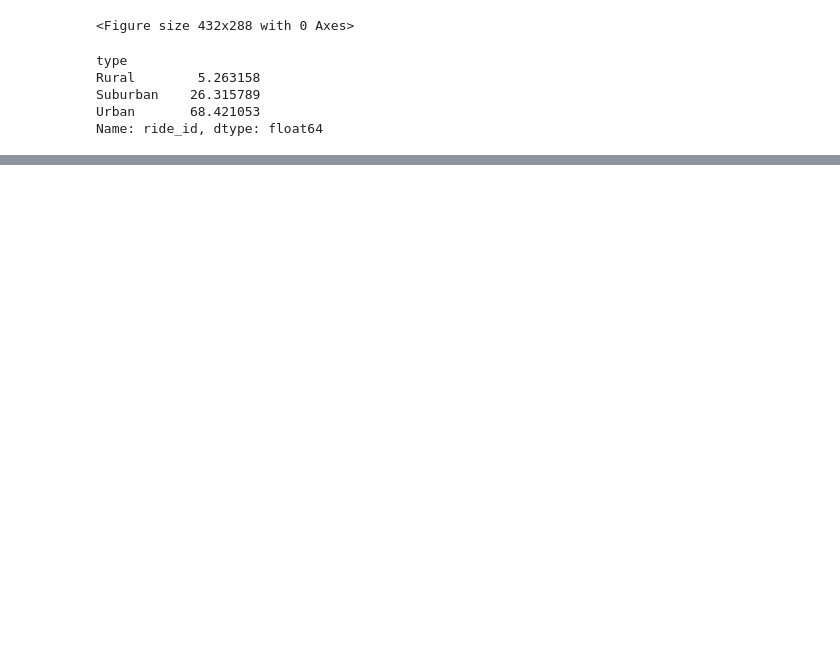
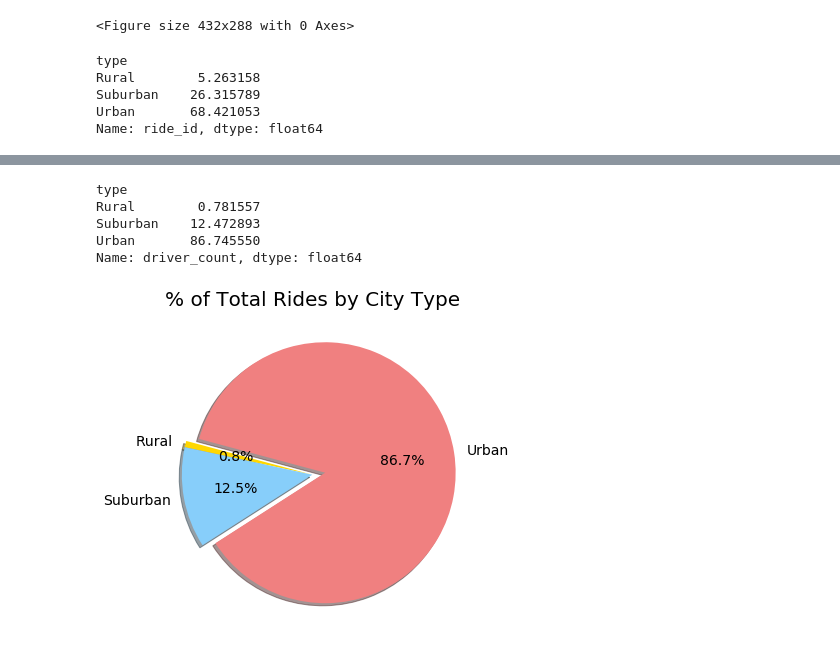
Before and after one commit to Nikhita09/PyBer_Analysis, a Jupyter notebook: Pyber.ipynb, the cells around one changed output, grey strips where cells are left out. Drawn from its saved outputs; the diff is of its cells as text; code cells hidden in the pictures; blank space fills up the shorter version.

Commit message:
Pie chart for drivers per type

```diff
--- a/Pyber.ipynb
+++ b/Pyber.ipynb
@@ -400 +400,27 @@ plt.savefig("Analysis/Fig6.png")
 <Figure size 432x288 with 0 Axes>
+# %%
+driver_percent = 100*pyber_data_df.groupby(["type"]).sum()["driver_count"]/pyber_data_df["driver_count"].sum()
+driver_percent
+# %% [output]
+type
+Rural        0.781557
+Suburban    12.472893
+Urban       86.745550
+Name: driver_count, dtype: float64
+# %%
+# Build percentage of rides by city type pie chart.
+plt.subplots(figsize=(10, 6))
+plt.pie(driver_percent,
+    labels=["Rural", "Suburban", "Urban"],
+    colors=["gold", "lightskyblue", "lightcoral"],
+    explode=[0, 0, 0.1],
+    autopct='%1.1f%%',
+    shadow=True, startangle=165)
+plt.title("% of Total Rides by City Type", fontsize = 20)
+# Change the default font size from 10 to 14.
+# Save Figure
+plt.savefig("analysis/Fig7.png")
+# Show Figure
+plt.show()
+# %% [output]
+[figure, added]
```
Also changed, not shown: parts of 2 cells of this notebook.
